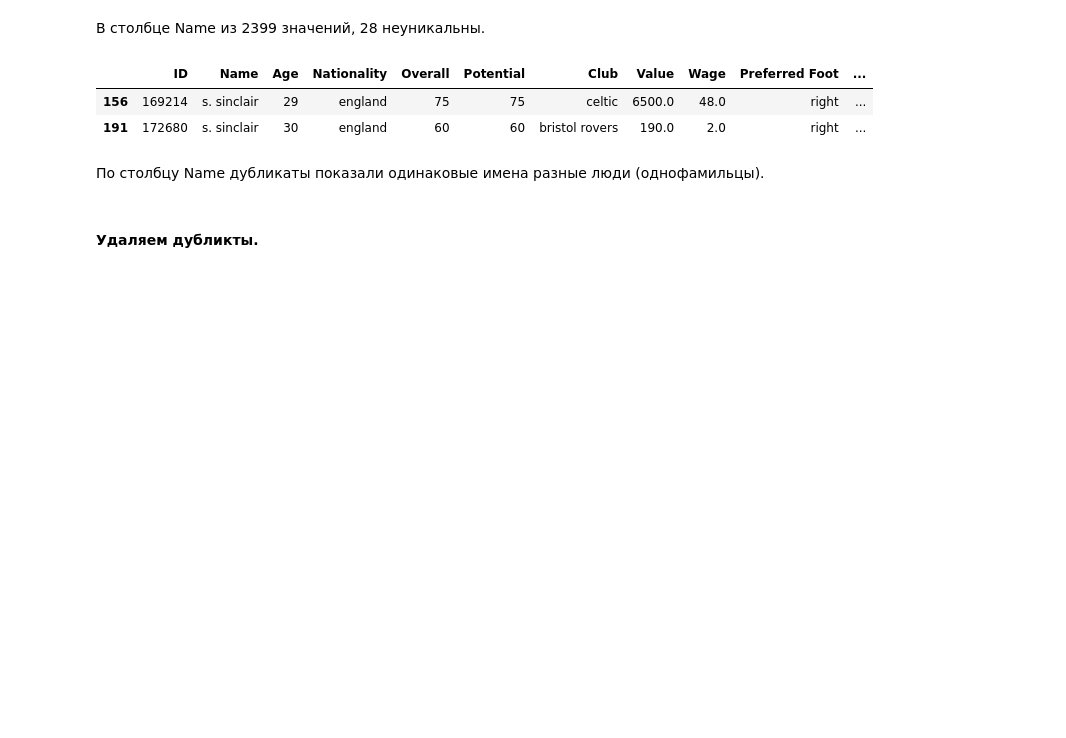
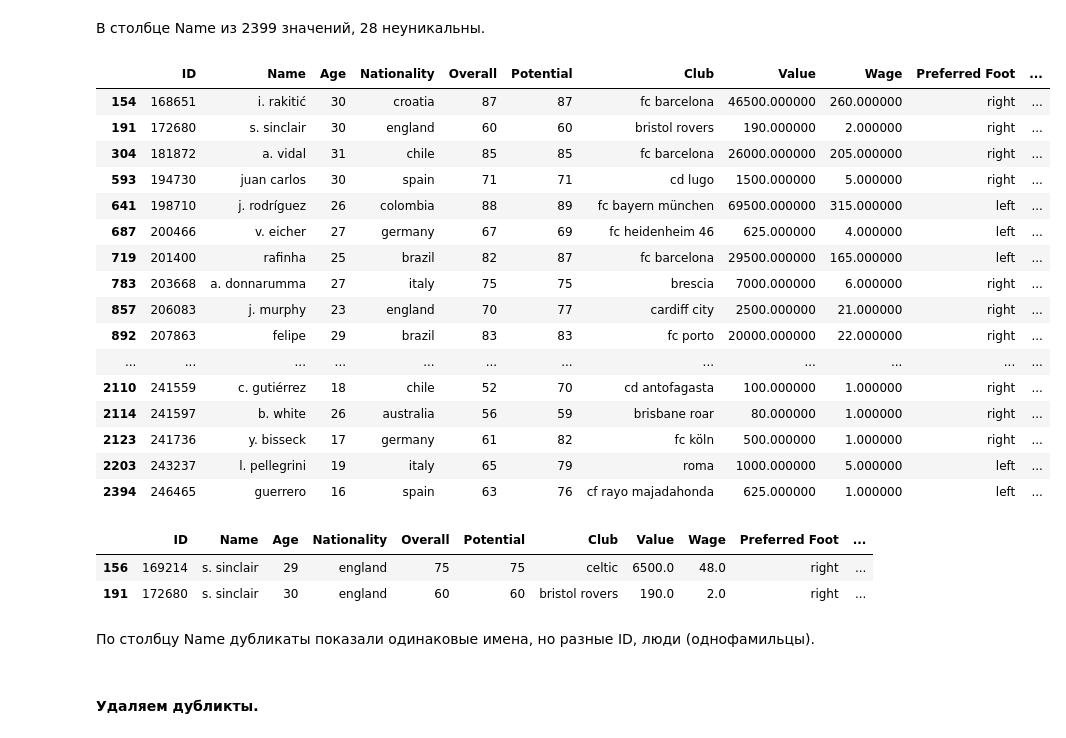
Before and after one commit to AndreyK89/Tech_Specialty, a Jupyter notebook: ETL/HW_2/ETL_HW_2_Кошелев.А.ipynb, the cells around one changed output. Saved outputs shown, nothing was run; the diff lists cells and outputs as text; code cells hidden in the pictures; blank space fills up the shorter version.

```diff
--- a/ETL/HW_2/ETL_HW_2_Кошелев.А.ipynb
+++ b/ETL/HW_2/ETL_HW_2_Кошелев.А.ipynb
@@ -322,7 +331,25 @@ df["Name"].nunique()
 В столбце Name из 2399 значений, 28 неуникальны.
 # %%
 # находим дубликаты по столбцу Name.
-# df[df.Name.duplicated()]
+df[df.Name.duplicated()]
+# %% [output]
+|  | ID | Name | Age | Nationality | Overall | Potential | Club | Value | Wage | Preferred Foot | ... |
+| 154 | 168651 | i. rakitić | 30 | croatia | 87 | 87 | fc barcelona | 46500.000000 | 260.000000 | right | ... |
+| 191 | 172680 | s. sinclair | 30 | england | 60 | 60 | bristol rovers | 190.000000 | 2.000000 | right | ... |
+| 304 | 181872 | a. vidal | 31 | chile | 85 | 85 | fc barcelona | 26000.000000 | 205.000000 | right | ... |
+| 593 | 194730 | juan carlos | 30 | spain | 71 | 71 | cd lugo | 1500.000000 | 5.000000 | right | ... |
+| 641 | 198710 | j. rodríguez | 26 | colombia | 88 | 89 | fc bayern münchen | 69500.000000 | 315.000000 | left | ... |
+| 687 | 200466 | v. eicher | 27 | germany | 67 | 69 | fc heidenheim 46 | 625.000000 | 4.000000 | left | ... |
+| 719 | 201400 | rafinha | 25 | brazil | 82 | 87 | fc barcelona | 29500.000000 | 165.000000 | left | ... |
+| 783 | 203668 | a. donnarumma | 27 | italy | 75 | 75 | brescia | 7000.000000 | 6.000000 | right | ... |
+| 857 | 206083 | j. murphy | 23 | england | 70 | 77 | cardiff city | 2500.000000 | 21.000000 | right | ... |
+| 892 | 207863 | felipe | 29 | brazil | 83 | 83 | fc porto | 20000.000000 | 22.000000 | right | ... |
+| ... | ... | ... | ... | ... | ... | ... | ... | ... | ... | ... | ... |
+| 2110 | 241559 | c. gutiérrez | 18 | chile | 52 | 70 | cd antofagasta | 100.000000 | 1.000000 | right | ... |
+| 2114 | 241597 | b. white | 26 | australia | 56 | 59 | brisbane roar | 80.000000 | 1.000000 | right | ... |
+| 2123 | 241736 | y. bisseck | 17 | germany | 61 | 82 | fc köln | 500.000000 | 1.000000 | right | ... |
+| 2203 | 243237 | l. pellegrini | 19 | italy | 65 | 79 | roma | 1000.000000 | 5.000000 | left | ... |
+| 2394 | 246465 | guerrero | 16 | spain | 63 | 76 | cf rayo majadahonda | 625.000000 | 1.000000 | left | ... |
 # %%
 df[df['Name'] == 's. sinclair']
 # %% [output]
@@ -330,7 +357,7 @@ df[df['Name'] == 's. sinclair']
 | 156 | 169214 | s. sinclair | 29 | england | 75 | 75 | celtic | 6500.0 | 48.0 | right | ... |
 | 191 | 172680 | s. sinclair | 30 | england | 60 | 60 | bristol rovers | 190.0 | 2.0 | right | ... |
 # %% [markdown]
-По столбцу Name дубликаты показали одинаковые имена разные люди (однофамильцы).
+По столбцу Name дубликаты показали одинаковые имена, но  разные ID, люди (однофамильцы).
 # %% [markdown]
 #### Удаляем дубликты.
 # %%
```
Also changed, not shown: parts of 2 cells of this notebook.
